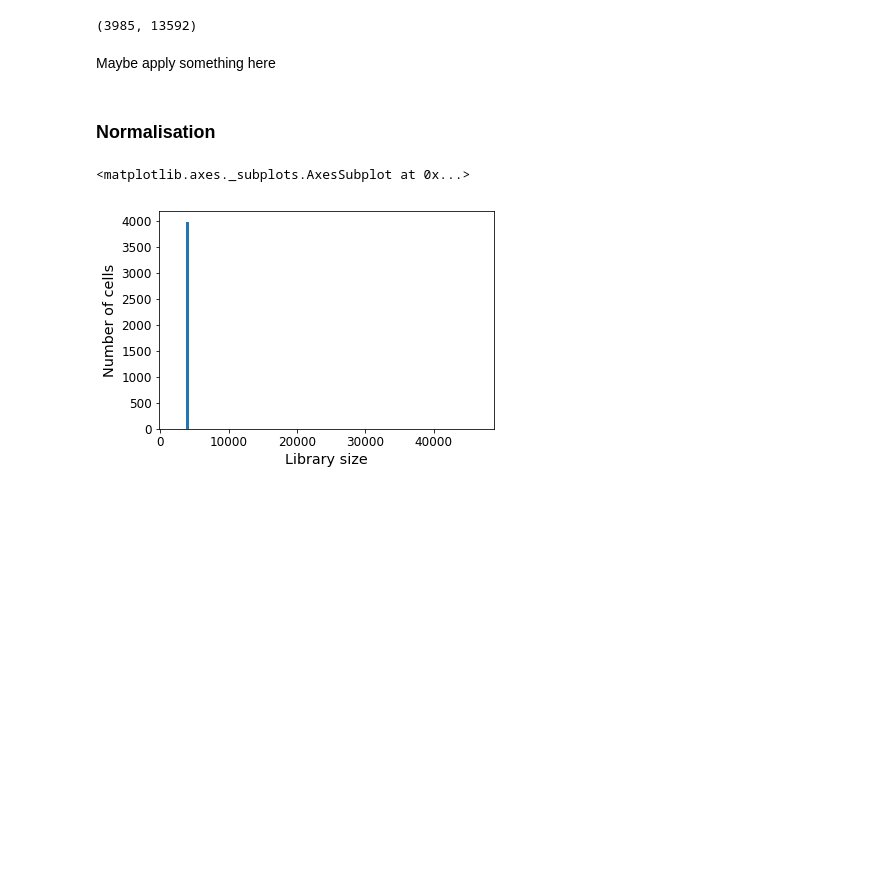
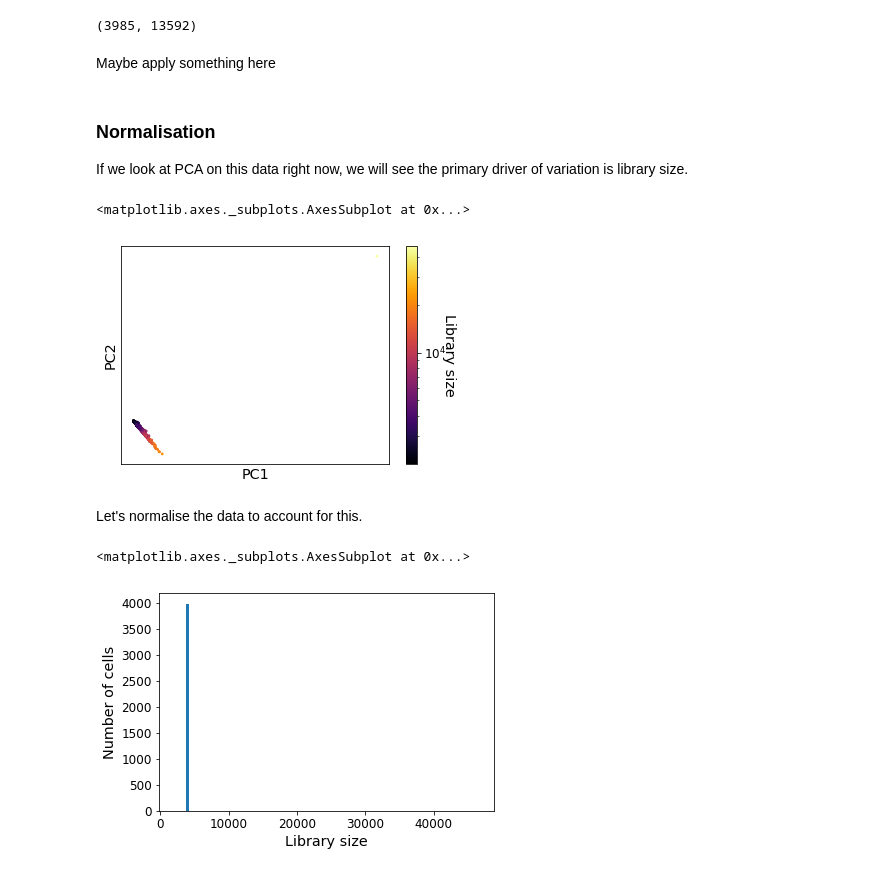
Before and after one commit to scottgigante/machine-learning-tutorial, a Jupyter notebook: tutorial.ipynb, the cells around one changed output. Drawn from its saved outputs; the diff is of its cells as text; code cells hidden in the pictures; blank space fills up the shorter version.

```diff
--- a/tutorial.ipynb
+++ b/tutorial.ipynb
@@ -20,7 +20,7 @@ os.listdir(data_dir)
 ['genes.tsv.gz', 'matrix.mtx.gz', 'barcodes.tsv.gz']
 # %%
 # sparse = False makes things run faster at the cost of more memory
-data = scprep.io.load_10X(data_dir, gene_labels='both', sparse=False)
+data = scprep.io.load_10X(data_dir, gene_labels='both', sparse=True)
 # %%
 data.head(15)
 # %% [output]
@@ -94,8 +94,19 @@ data_filt.shape
 (3985, 13592)
 # %% [markdown]
 Maybe apply something here
-# %% [markdown]
-### Normalisation
+# %% [markdown]
+### Normalisation
+
+If we look at PCA on this data right now, we will see the primary driver of variation is library size.
+# %%
+data_pca = scprep.reduce.pca(data_filt, n_components=2)
+libsize = scprep.measure.library_size(data_filt)
+scprep.plot.scatter2d(data_pca, c=libsize, cmap_scale='log', ticks=False, label_prefix="PC", legend_title='Library size')
+# %% [output]
+<matplotlib.axes._subplots.AxesSubplot at 0x...>
+[figure, added]
+# %% [markdown]
+Let's normalise the data to account for this.
 # %%
 # normalize
 data_norm, libsize = scprep.normalize.library_size_normalize(data_filt, return_library_size=True)
```
Also changed, not shown: parts of 2 cells of this notebook, 1 other file.
